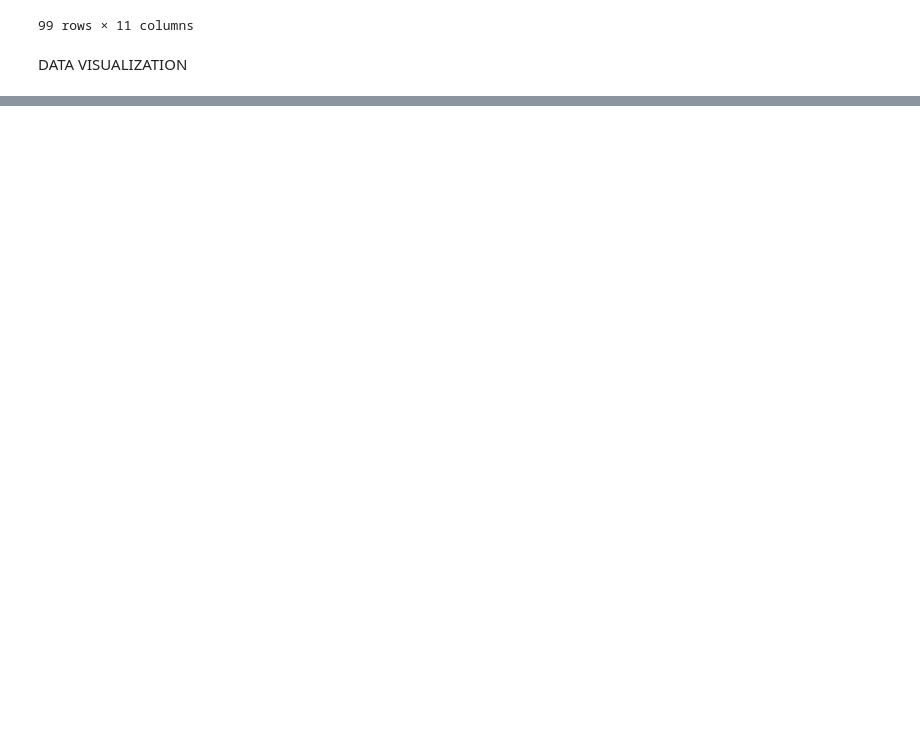
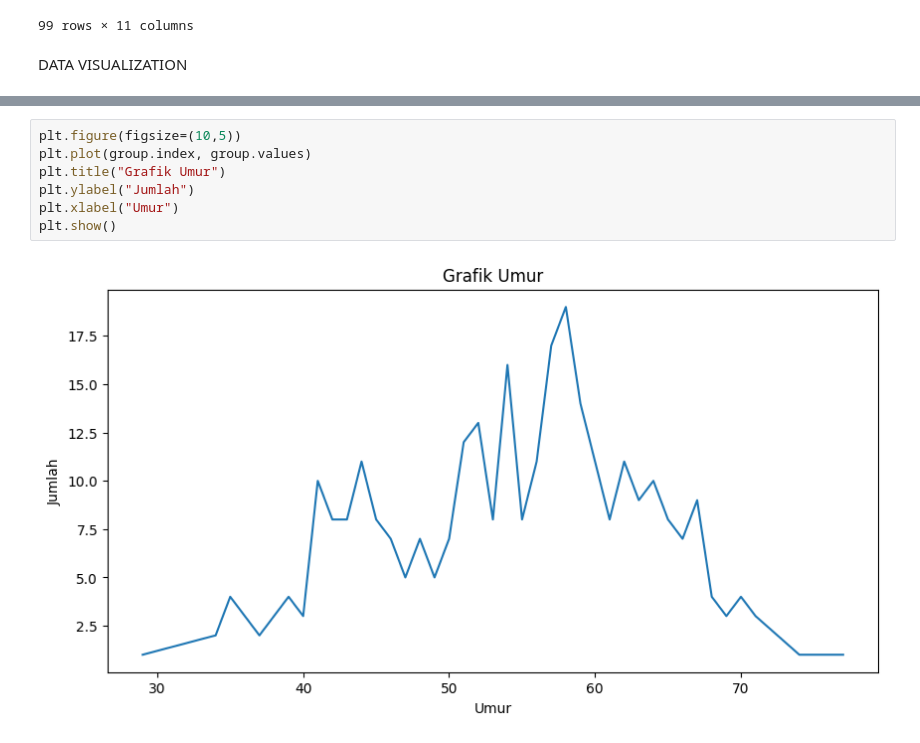
Before and after one commit to williamcolliins/Bootcamp_DataAnalyst, a Jupyter notebook: pertemuan13.ipynb, the cells around one changed output, grey strips where cells are left out. Drawn from its saved outputs; the diff is of its cells as text; blank space fills up the shorter version.

```diff
--- a/pertemuan13.ipynb
+++ b/pertemuan13.ipynb
@@ -282,0 +313,9 @@ TypeError: 'DataFrame' object is not callable
+# %%
+plt.figure(figsize=(10,5))
+plt.plot(group.index, group.values)
+plt.title("Grafik Umur")
+plt.ylabel("Jumlah")
+plt.xlabel("Umur")
+plt.show()
+# %% [output]
+[figure, added]
```
Also changed, not shown: parts of 7 cells of this notebook.
